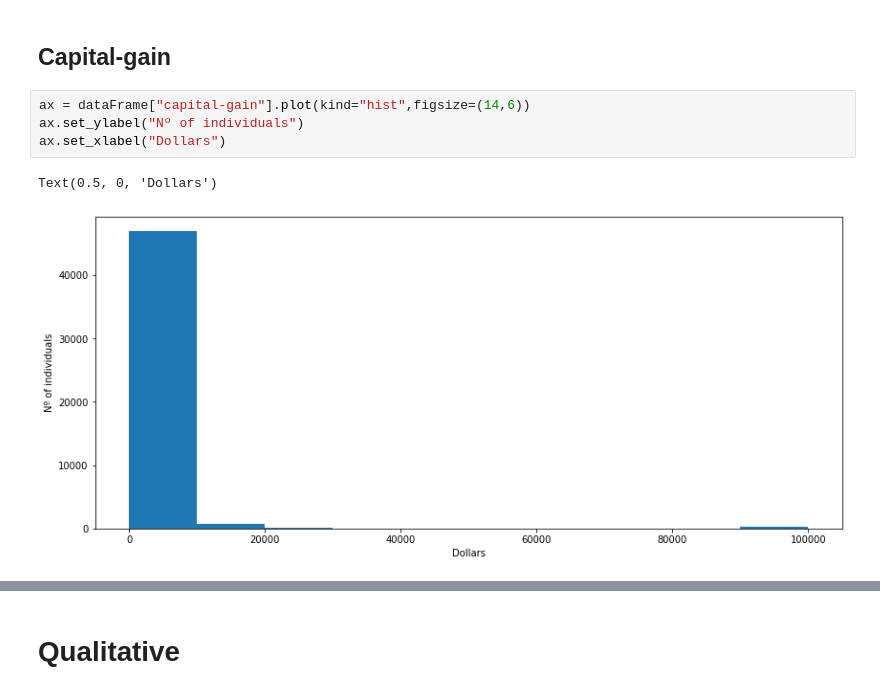
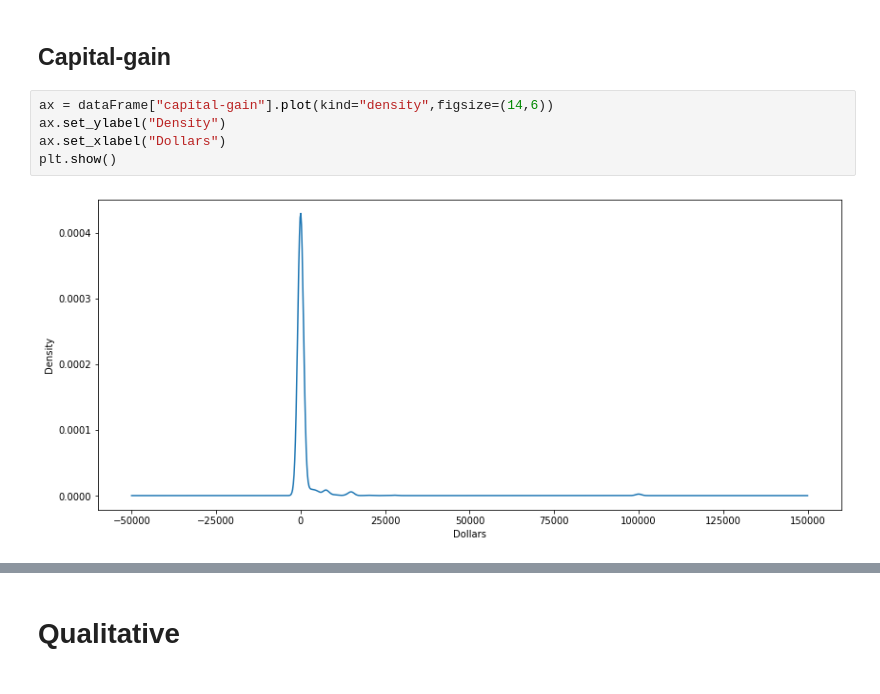
Before and after one commit to Wimull/Turing-USP-Techinical-Case, a Jupyter notebook: 2_analise-e-ia/analise_e_modelos.ipynb, the cells around one changed output, grey strips where cells are left out. Saved outputs shown, nothing was run; the diff lists cells and outputs as text.

```diff
--- a/2_analise-e-ia/analise_e_modelos.ipynb
+++ b/2_analise-e-ia/analise_e_modelos.ipynb
@@ -50,11 +74,11 @@ dataFrame.describe()
 # %% [markdown]
 ## Capital-gain
 # %%
-ax = dataFrame["capital-gain"].plot(kind="hist",figsize=(14,6))
-ax.set_ylabel("Nº of individuals")
+ax = dataFrame["capital-gain"].plot(kind="density",figsize=(14,6))
+ax.set_ylabel("Density")
 ax.set_xlabel("Dollars")
+plt.show()
 # %% [output]
-Text(0.5, 0, 'Dollars')
-[figure, old version]
+[figure, new version]
 # %%
 sns.boxenplot(y="income",x="capital-gain",data=dataFrame)
```
Also changed, not shown: parts of 35 cells of this notebook.
